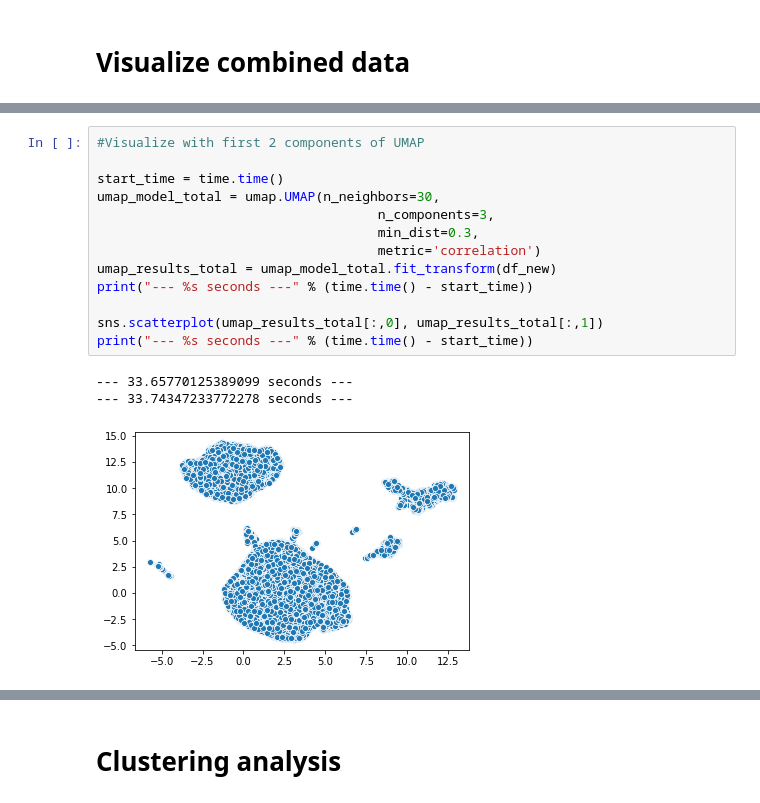
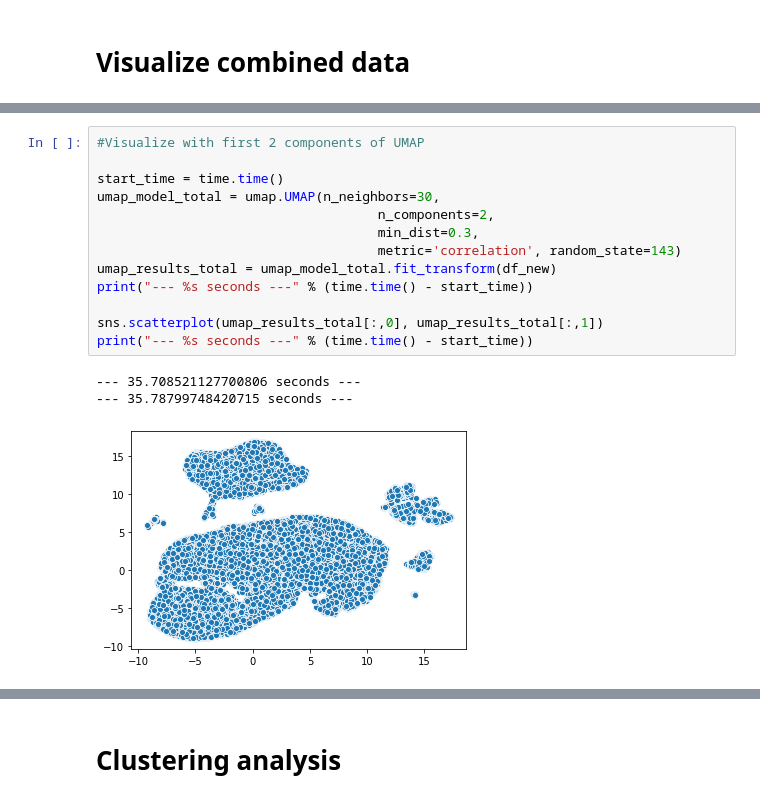
Before and after one commit to nteuthorn/Thinkful-Capstone-3, a Jupyter notebook: Capstone_3.ipynb, the cells around one changed output, grey strips where cells are left out. Saved outputs shown, nothing was run; the diff lists cells and outputs as text.

```diff
--- a/Capstone_3.ipynb
+++ b/Capstone_3.ipynb
@@ -388,18 +461,18 @@ df_new.head()
 # %%
 #Visualize with first 2 components of UMAP
 
 start_time = time.time()
 umap_model_total = umap.UMAP(n_neighbors=30,
-                                    n_components=3,
+                                    n_components=2,
                                     min_dist=0.3,
-                                    metric='correlation')
+                                    metric='correlation', random_state=143)
 umap_results_total = umap_model_total.fit_transform(df_new)
 print("--- %s seconds ---" % (time.time() - start_time))
 
 sns.scatterplot(umap_results_total[:,0], umap_results_total[:,1])
 print("--- %s seconds ---" % (time.time() - start_time))
 # %% [output]
---- 33.65770125389099 seconds ---
---- 33.74347233772278 seconds ---
+--- 35.708521127700806 seconds ---
+--- 35.78799748420715 seconds ---
-[figure, old version]
+[figure, new version]
 # %%
```
Also changed, not shown: parts of 78 cells of this notebook.
